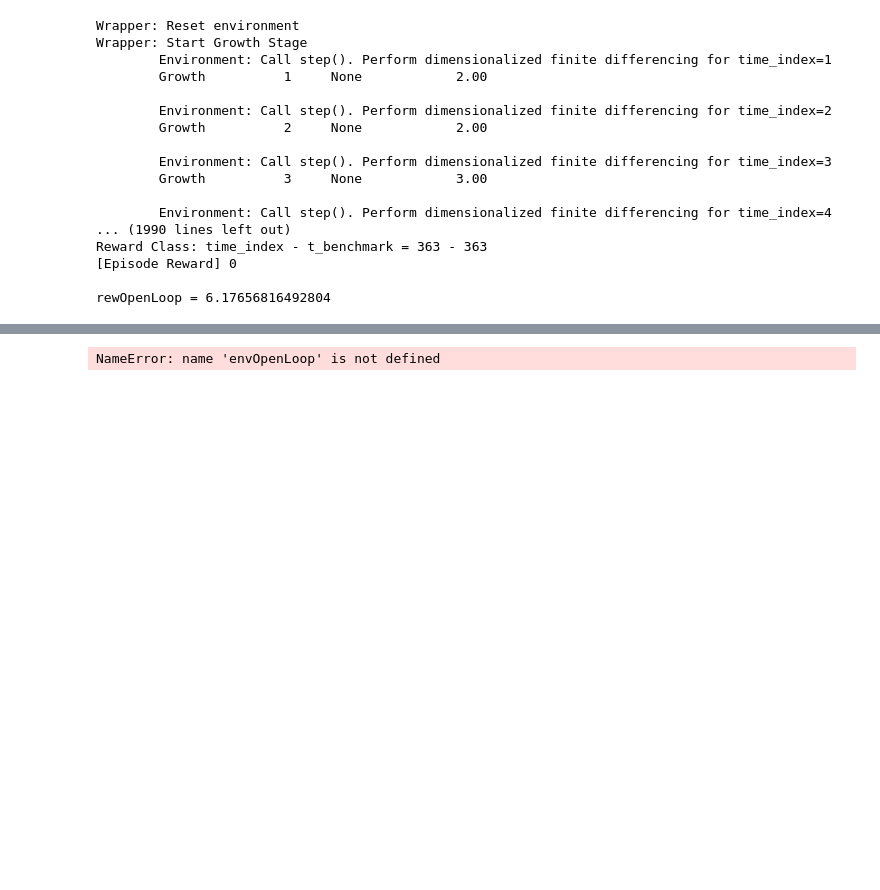
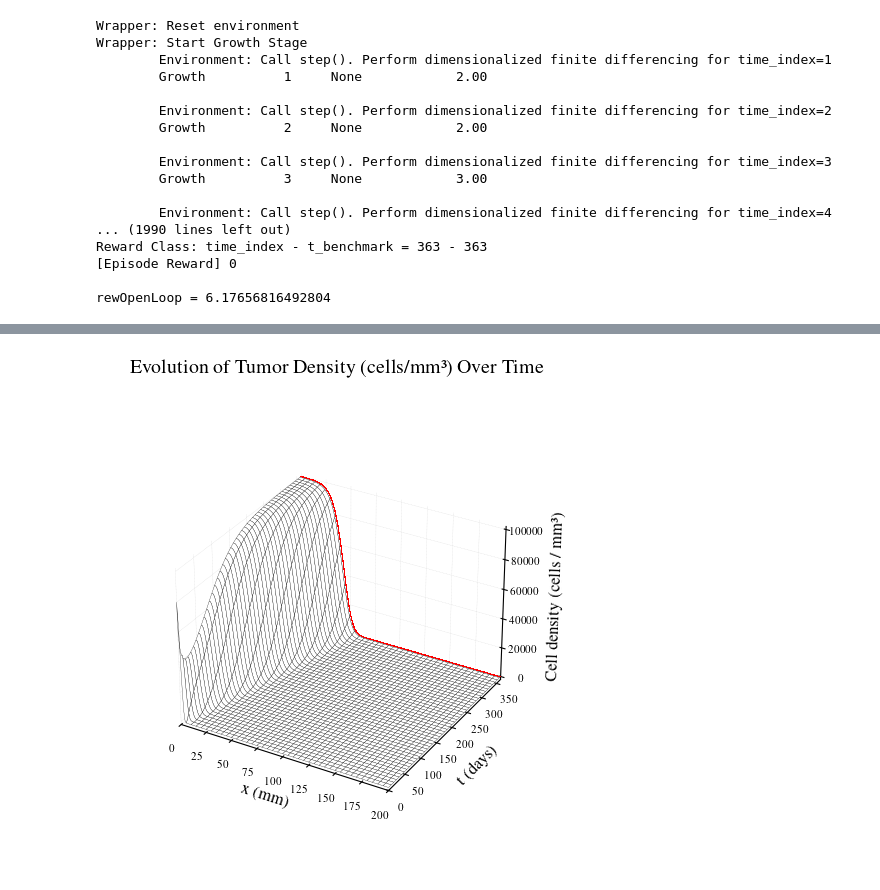
Before and after one commit to lukebhan/PDEControlGym, a Jupyter notebook: examples/BrainTumor1D/BrainTumor1DExample.ipynb, the cells around one changed output, grey strips where cells are left out. Cells and saved outputs as stored; diff of their text form; code cells hidden in the pictures; blank space fills up the shorter version.

```diff
--- a/examples/BrainTumor1D/BrainTumor1DExample.ipynb
+++ b/examples/BrainTumor1D/BrainTumor1DExample.ipynb
@@ -79,7 +192,7 @@ def openLoopController(_, _a):
 # %%
-openLoopParameters = Parameters.copy()
-envOpenLoop_base = gym.make("PDEControlGym-BrainTumor1D", **openLoopParameters)
-envOpenLoop_rl = TherapyWrapper(envOpenLoop_base)
+env_ol_base = gym.make("PDEControlGym-BrainTumor1D", **Parameters)
+env_ol_wrapped = TherapyWrapper(env_ol_base)
+env_ol_wrapped.benchmark()
 # %% [output]
 nx: 201, nt: 601
 u.shape: (601, 201)
@@ -154,7 +354,7 @@ def plot3D(env):
     ax.set_title("Evolution of Tumor Density (cells/mm³) Over Time", pad=20)
     ax.set_xlabel("x (mm)", labelpad=5)
     ax.set_ylabel("t (days)", labelpad=5)
-    ax.set_zlabel("Cell density (cells / mm^3", labelpad=8)
+    ax.set_zlabel("Cell density (cells / mm³)", labelpad=8)
     ax.set_box_aspect(None, zoom=0.80)
 
     ax.tick_params(axis='x', which='major', labelsize=8, pad=5)
@@ -178,7 +378,7 @@ def plot3D(env):
       t_death = np.full_like(spatial, env.unwrapped.cDeathDay)
       vals = data[env.unwrapped.cDeathDay]
       ax.plot(spatial, t_death, vals, color="red", lw=0.1, antialiased=False, rasterized=False, zorder=10)
-
-plot3D(envOpenLoop)
-# %% [output]
-NameError: name 'envOpenLoop' is not defined
+# %%
+plot3D(env_ol_base)
+# %% [output]
+[figure, added]
```
Also changed, not shown: parts of 15 cells of this notebook, 2 other files.
